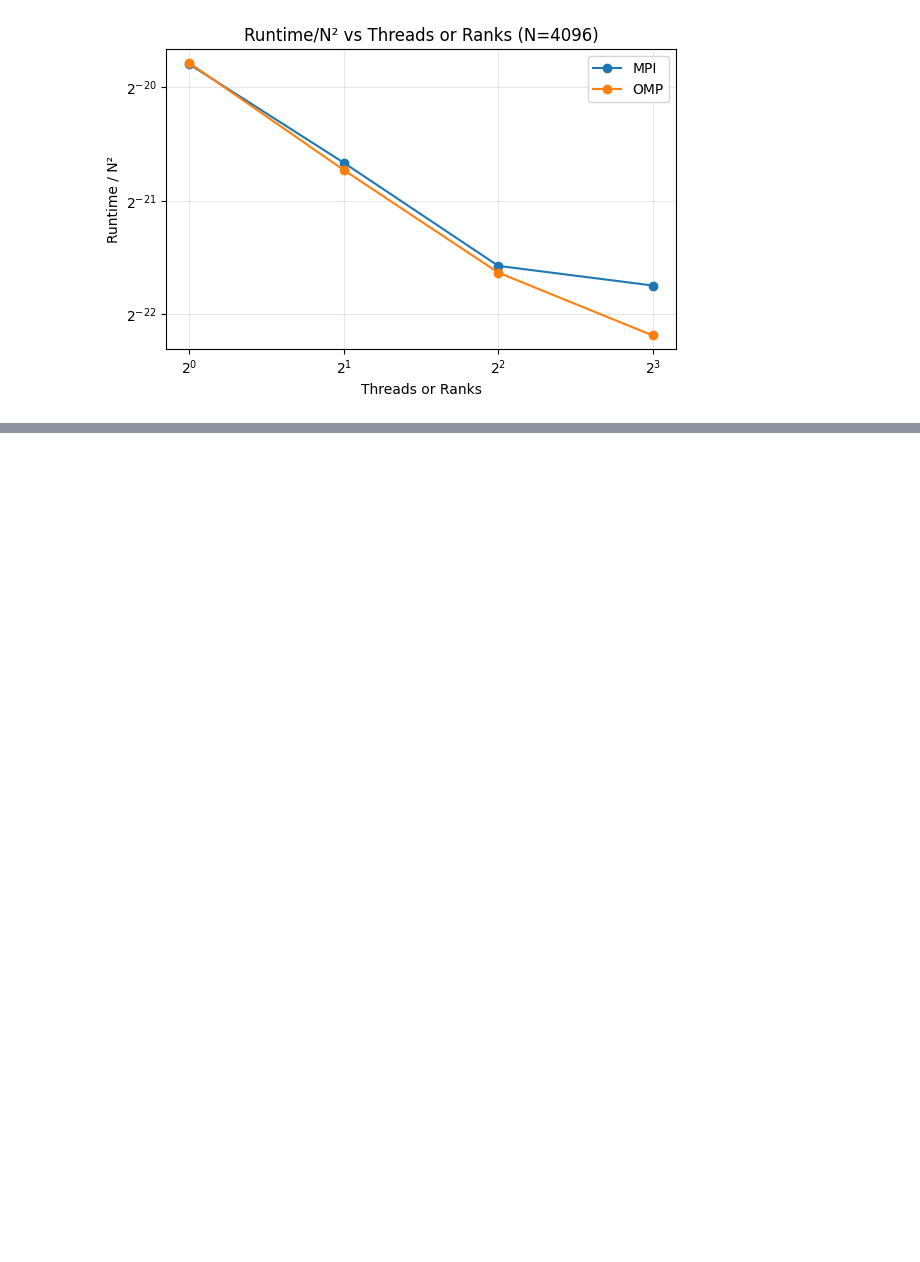
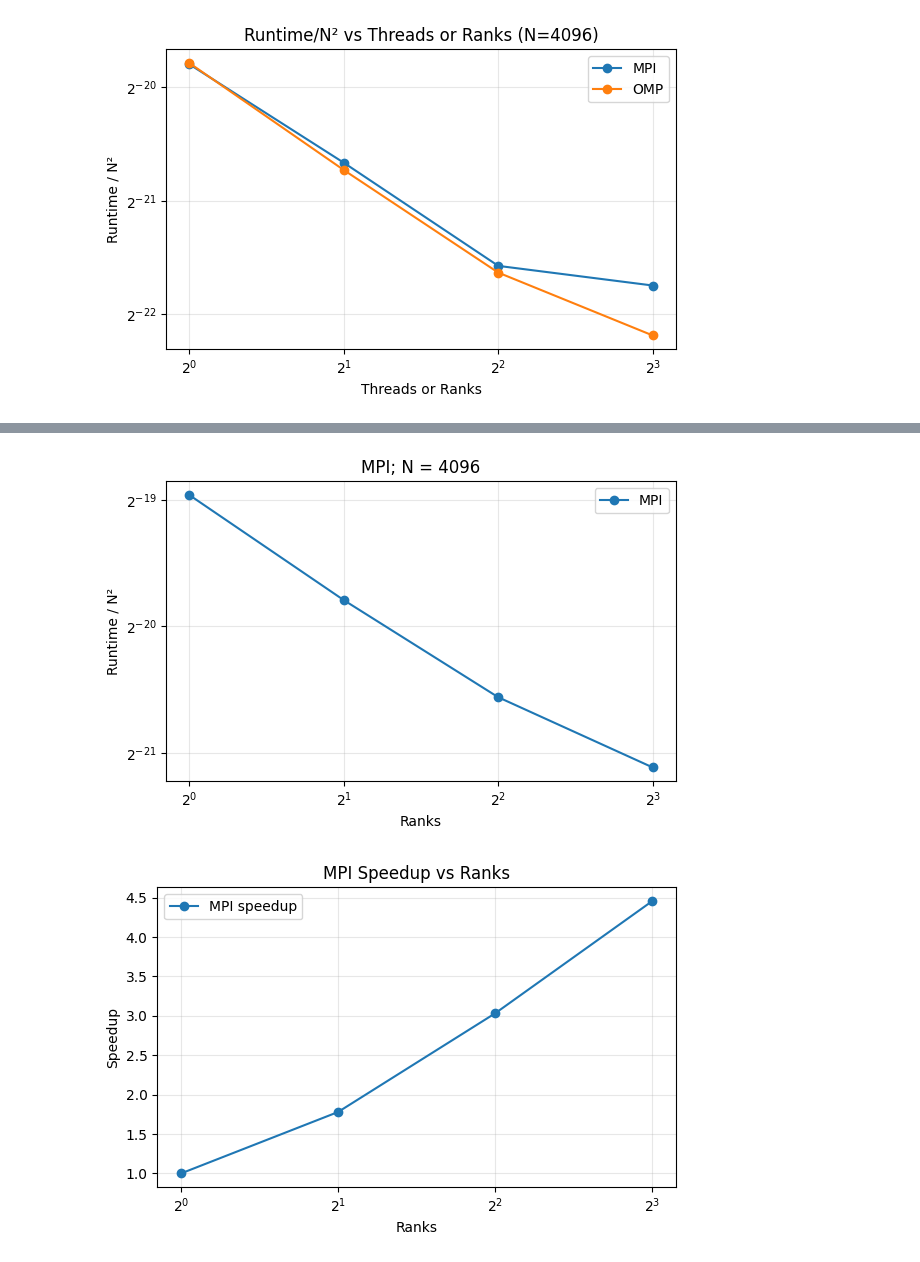
Before and after one commit to desaiamogh31/utd-hpc-course-repo, a Jupyter notebook: hw5/benchmark.ipynb, the cells around one changed output, grey strips where cells are left out. Saved outputs shown, nothing was run; the diff lists cells and outputs as text; code cells hidden in the pictures; blank space fills up the shorter version.

```diff
--- a/hw5/benchmark.ipynb
+++ b/hw5/benchmark.ipynb
@@ -108,0 +161,49 @@ plt.show()
+# %%
+# Load MPI strong-scaling data
+file_path = Path(base_path) / "nbody_mpi_runtimes_strong.txt"
+if not file_path.exists():
+    file_path = Path("hpc_results") / "nbody_mpi_runtimes_strong.txt"
+
+data_mpi_hpc = pd.read_csv(file_path, delimiter=",", header=None)
+data_mpi_hpc = data_mpi_hpc.iloc[:, [0, 1, 2]]
+data_mpi_hpc.columns = ["N", "ranks", "runtime"]
+
+data_mpi_hpc["N"] = pd.to_numeric(data_mpi_hpc["N"], errors="coerce")
+data_mpi_hpc["ranks"] = pd.to_numeric(data_mpi_hpc["ranks"], errors="coerce")
+data_mpi_hpc["runtime"] = pd.to_numeric(data_mpi_hpc["runtime"], errors="coerce")
+data_mpi_hpc = data_mpi_hpc.dropna(subset=["N", "ranks", "runtime"])
+
+# No averaging: each row is already a distinct rank-count run
+avg_runtimes_mpi = data_mpi_hpc.sort_values("ranks").reset_index(drop=True)
+avg_runtimes_mpi["runtime_over_N2"] = avg_runtimes_mpi["runtime"] / (avg_runtimes_mpi["N"] ** 2)
+
+plt.figure(figsize=(6, 4))
+plt.plot(avg_runtimes_mpi["ranks"], avg_runtimes_mpi["runtime_over_N2"], marker="o", label="MPI")
+plt.xscale("log", base=2)
+plt.yscale("log", base=2)
+plt.xlabel("Ranks")
+plt.ylabel("Runtime / N²")
+plt.title("MPI; N = 4096")
+plt.legend()
+plt.grid(True, alpha=0.3)
+plt.tight_layout()
+plt.show()
+
+# Plot speedup vs number of ranks (MPI)
+speedup_mpi = avg_runtimes_mpi[["ranks", "runtime"]].sort_values("ranks").copy()
+t1_mpi = speedup_mpi.loc[speedup_mpi["ranks"] == 1, "runtime"].iloc[0]
+speedup_mpi["speedup"] = t1_mpi / speedup_mpi["runtime"]
+
+plt.figure(figsize=(6, 4))
+plt.plot(speedup_mpi["ranks"], speedup_mpi["speedup"], marker="o", label="MPI speedup")
+plt.xscale("log", base=2)
+plt.xlabel("Ranks")
+plt.ylabel("Speedup")
+plt.title("MPI Speedup vs Ranks")
+plt.legend()
+plt.grid(True, alpha=0.3)
+plt.tight_layout()
+plt.show()
+# %% [output]
+[figure, added]
+[figure, added]
```
Also changed, not shown: parts of 4 cells of this notebook, 23 other files.
